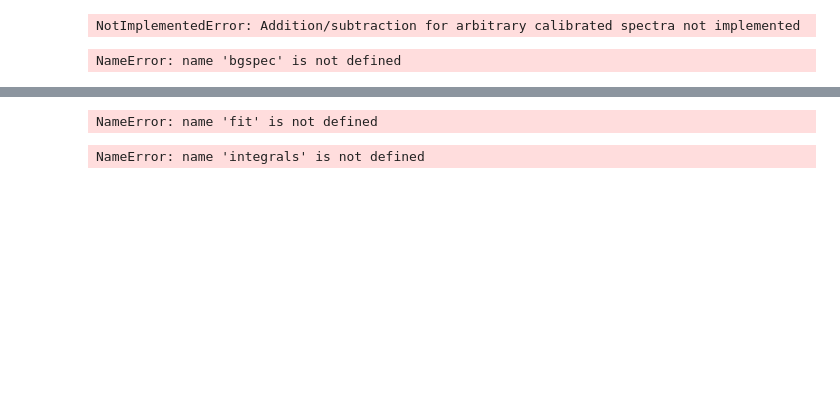
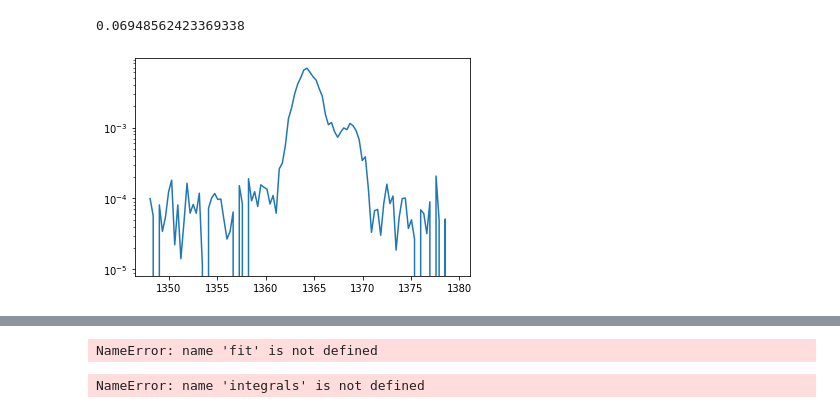
Before and after one commit to bearing/radwatch-analysis, a Jupyter notebook: Becquerel Peak Fit Testing.ipynb, the cells around one changed output, grey strips where cells are left out. Saved outputs shown, nothing was run; the diff lists cells and outputs as text; code cells hidden in the pictures; blank space fills up the shorter version.

```diff
--- a/Becquerel Peak Fit Testing.ipynb
+++ b/Becquerel Peak Fit Testing.ipynb
@@ -12,5 +18,5 @@ def gaussian(x):
 # %%
-spec = Spectrum.from_file(r'C:\Users\Daniel\Desktop\Radwatch\FishSamples2019\ucb1901-30min.Spe') #import spectrum from file
+spec = Spectrum.from_file(r'C:\Users\Daniel\Desktop\Radwatch\FishSamples2019\ucb1901-24hr.Spe') #import spectrum from file
 len(spec)
 bg = Spectrum.from_file(r'C:/Users/Daniel/Desktop/Radwatch/FishSamples2019/Background_Spectrum_12_20_19.Spe'
 )
@@ -55,22 +26,30 @@ def f_near(a,a0):
+# %%
+ecal_filename = r"C:\Users\Daniel\Desktop\Radwatch\FishSamples2019\11-19-2019-Calibration.Ent"
+e_cal = np.loadtxt(ecal_filename)
+bg_spec = am.apply_ecal(bg, e_cal)
+spec = am.apply_ecal(spec,e_cal)
+# %%
+source_energy = np.array([1364]);
 # %%
-bgspec = np.subtract(spec, bg)
+bgspec = np.subtract(spec, bg_spec)
-# %% [output]
-NotImplementedError: Addition/subtraction for arbitrary calibrated spectra not implemented
 # %%
 #test plotting
-iso_idx = f_near(energies,source_energy[1])
+counts = spec.counts_vals
+energies = spec.energies_kev
+iso_idx = f_near(energies,source_energy[0])
 roi_low = iso_idx - 50
 roi_high = iso_idx + 50
 #plot_counts = spec.counts_vals[roi_low:roi_high]
 plot_counts = bgspec.cps_vals[roi_low:roi_high]
 plot_energies = spec.energies_kev[roi_low:roi_high]
 plt.plot(plot_energies,plot_counts)
 #plt.plot(spec.energies_kev,spec.counts_vals)
 plt.yscale('log')
 np.argmax(counts)
 np.sum(plot_counts)
 # %% [output]
-NameError: name 'bgspec' is not defined
+0.06948562423369338
+[figure, added]
 # %%
 model = ['gauss','line','erf']
 fit = bq.core.fitting.Fitter(model, x=bgspec.bin_indices, y=bgspec.cps_vals, y_unc=bgspec.cps_uncs)
```
Also changed, not shown: parts of 8 cells of this notebook, 1 other file.
